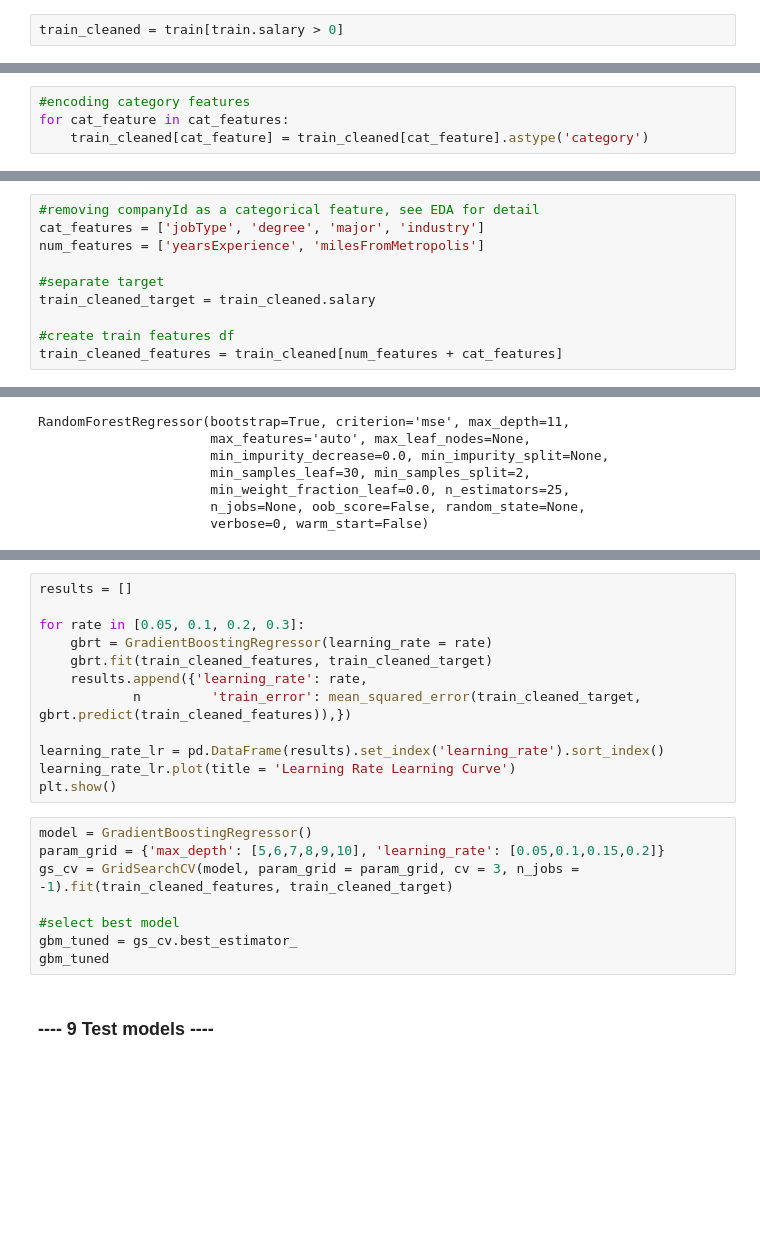
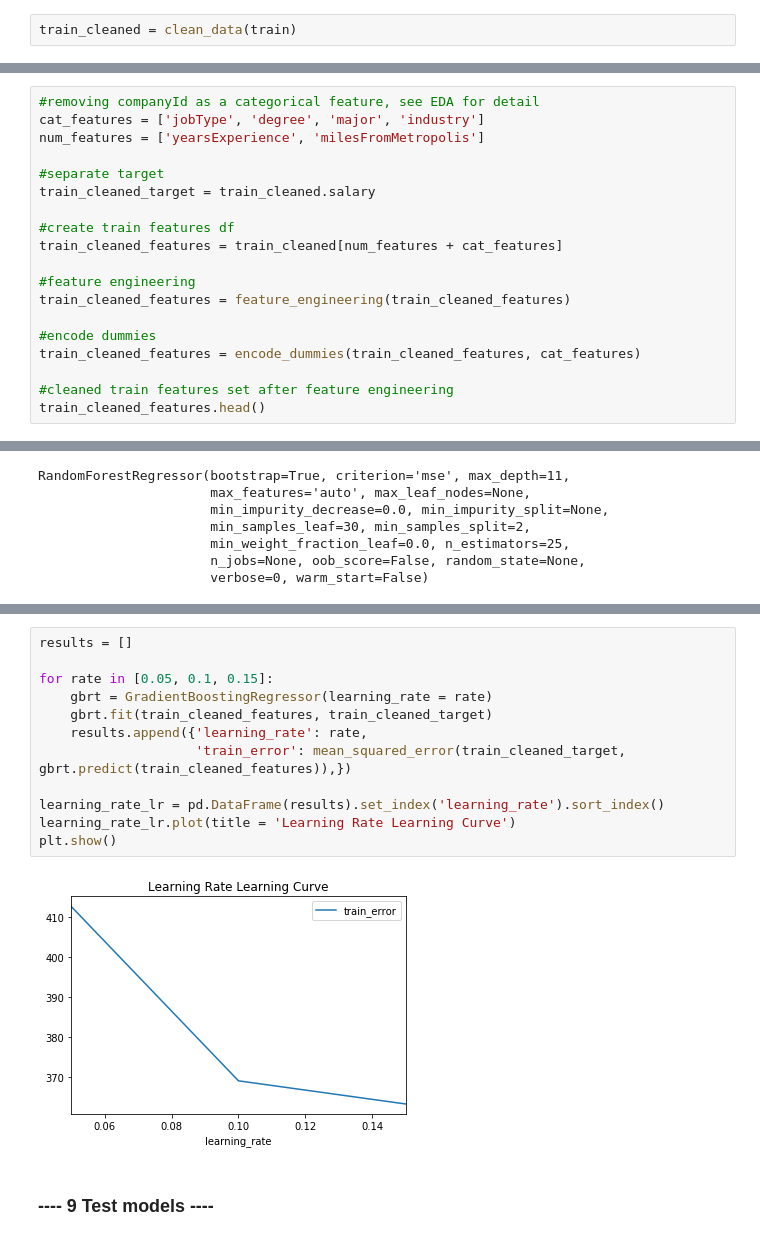
Before and after one commit to HieuNguyen258/Are-we-overpaying-our-employees-, a Jupyter notebook: Salary Prediction Project.ipynb, the cells around one changed output, grey strips where cells are left out. Drawn from its saved outputs; the diff is of its cells as text; blank space fills up the shorter version.

```diff
--- a/Salary Prediction Project.ipynb
+++ b/Salary Prediction Project.ipynb
@@ -281,2 +501,2 @@ Do not drop any of the upper outliers. Drop rows where salary is zero
 # %%
-train_cleaned = train[train.salary > 0]
+train_cleaned = clean_data(train)
@@ -283,7 +505,3 @@ train_cleaned = train[train.salary > 0]
 # %%
 cat_features = ['companyId', 'jobType', 'degree', 'major', 'industry']
 num_features = ['yearsExperience', 'milesFromMetropolis']
-# %%
-#encoding category features
-for cat_feature in cat_features:
-    train_cleaned[cat_feature] = train_cleaned[cat_feature].astype('category')
@@ -483,3 +643,12 @@ train_cleaned_target = train_cleaned.salary
 
 #create train features df
 train_cleaned_features = train_cleaned[num_features + cat_features]
+
+#feature engineering
+train_cleaned_features = feature_engineering(train_cleaned_features)
+
+#encode dummies
+train_cleaned_features = encode_dummies(train_cleaned_features, cat_features)
+
+#cleaned train features set after feature engineering
+train_cleaned_features.head()
@@ -741,22 +862,16 @@ plt.show()
 # %%
 results = []
 
-for rate in [0.05, 0.1, 0.2, 0.3]:
+for rate in [0.05, 0.1, 0.15]:
     gbrt = GradientBoostingRegressor(learning_rate = rate)
     gbrt.fit(train_cleaned_features, train_cleaned_target)
     results.append({'learning_rate': rate,
-            n         'train_error': mean_squared_error(train_cleaned_target, gbrt.predict(train_cleaned_features)),})
+                    'train_error': mean_squared_error(train_cleaned_target, gbrt.predict(train_cleaned_features)),})
 
 learning_rate_lr = pd.DataFrame(results).set_index('learning_rate').sort_index()
 learning_rate_lr.plot(title = 'Learning Rate Learning Curve')
 plt.show()
+# %% [output]
+[figure, added]
-# %%
-model = GradientBoostingRegressor()
-param_grid = {'max_depth': [5,6,7,8,9,10], 'learning_rate': [0.05,0.1,0.15,0.2]}
-gs_cv = GridSearchCV(model, param_grid = param_grid, cv = 3, n_jobs = -1).fit(train_cleaned_features, train_cleaned_target)
-
-#select best model
-gbm_tuned = gs_cv.best_estimator_
-gbm_tuned
 # %% [markdown]
 ### ---- 9 Test models ----
```
Also changed, not shown: parts of 78 cells of this notebook.
